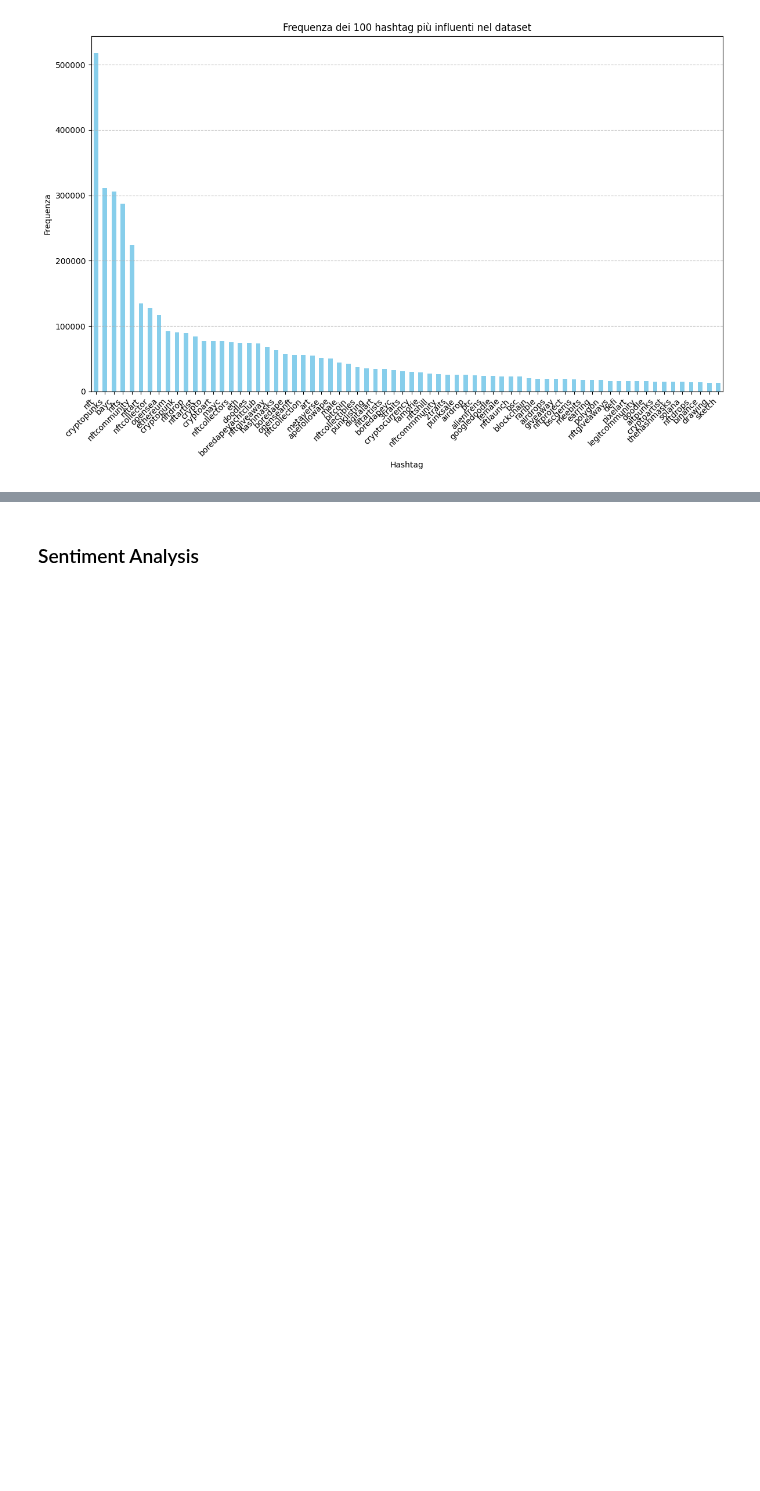
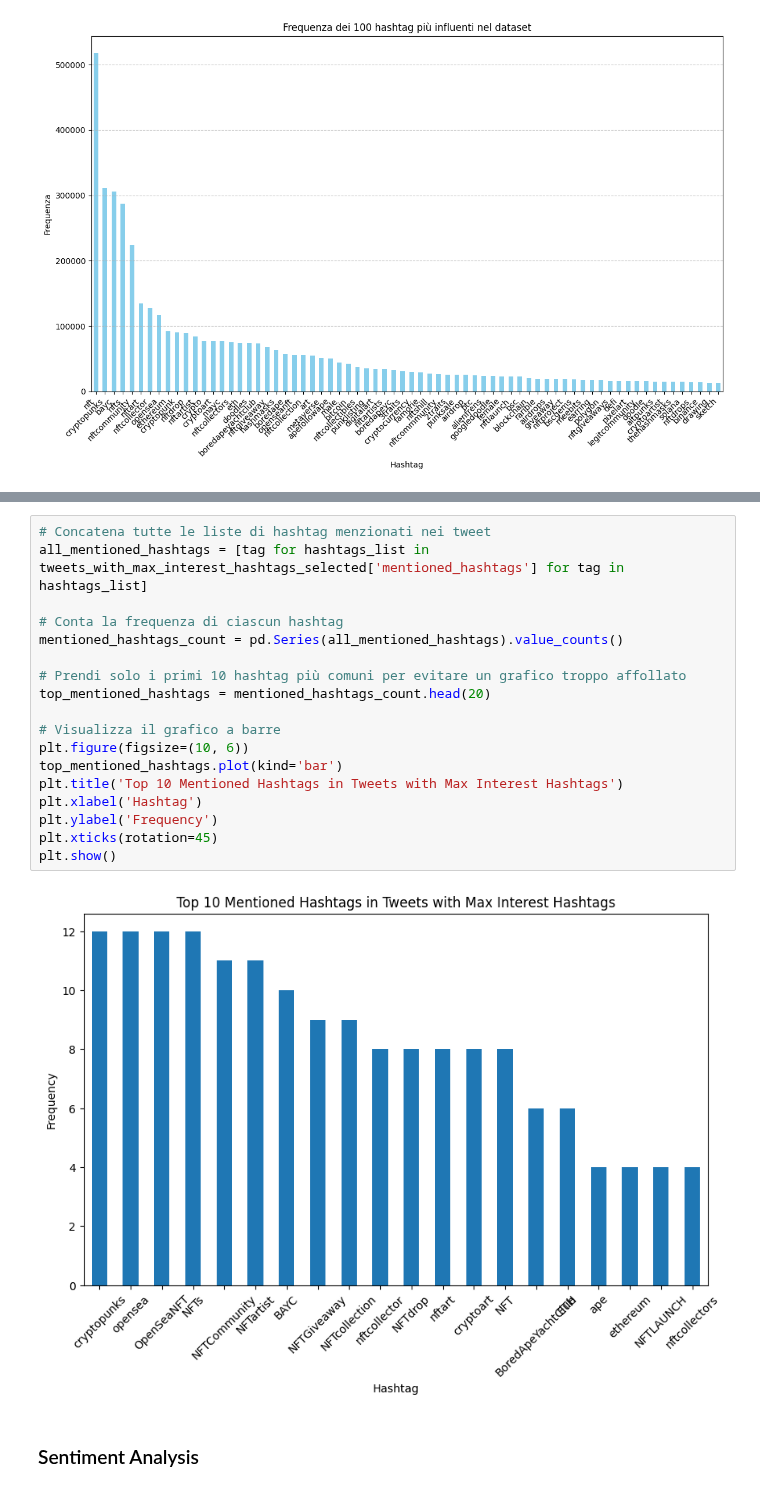
Before and after one commit to riccardospini98/Blockchain, a Jupyter notebook: tweet_SA.ipynb, the cells around one changed output, grey strips where cells are left out. Cells and saved outputs as stored; diff of their text form; blank space fills up the shorter version.

```diff
--- a/tweet_SA.ipynb
+++ b/tweet_SA.ipynb
@@ -379,3 +473,23 @@ tweets_with_desired_hashtags = tweets_df_final[tweets_df_final['tweet_hashtags']
+# %%
+# Concatena tutte le liste di hashtag menzionati nei tweet
+all_mentioned_hashtags = [tag for hashtags_list in tweets_with_max_interest_hashtags_selected['mentioned_hashtags'] for tag in hashtags_list]
+
+# Conta la frequenza di ciascun hashtag
+mentioned_hashtags_count = pd.Series(all_mentioned_hashtags).value_counts()
+
+# Prendi solo i primi 10 hashtag più comuni per evitare un grafico troppo affollato
+top_mentioned_hashtags = mentioned_hashtags_count.head(20)
+
+# Visualizza il grafico a barre
+plt.figure(figsize=(10, 6))
+top_mentioned_hashtags.plot(kind='bar')
+plt.title('Top 10 Mentioned Hashtags in Tweets with Max Interest Hashtags')
+plt.xlabel('Hashtag')
+plt.ylabel('Frequency')
+plt.xticks(rotation=45)
+plt.show()
+# %% [output]
+[figure, added]
 # %% [markdown]
 ### Sentiment Analysis
 # %%
```
Also changed, not shown: parts of 13 cells of this notebook.
